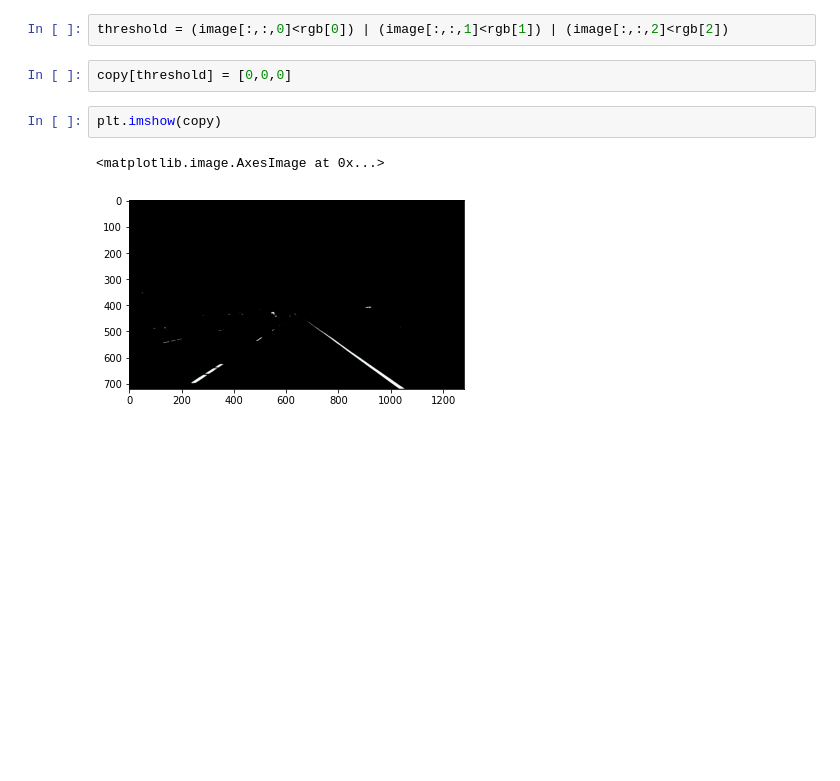
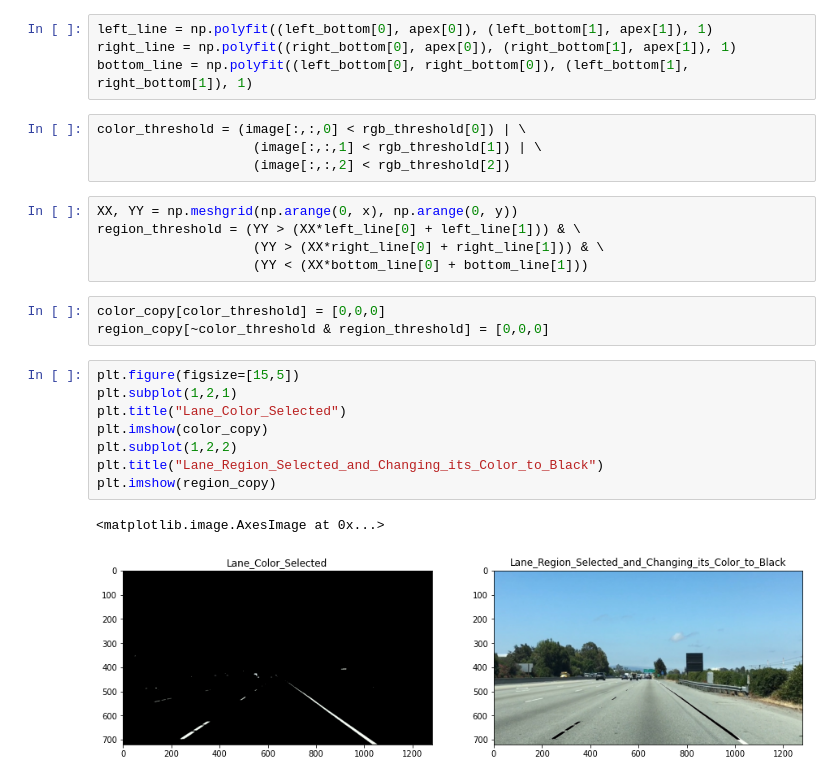
Before and after one commit to NithishC/ColabNotebook, a Jupyter notebook: road_lane_detection.ipynb, the cells around one changed output. Cells and saved outputs as stored; diff of their text form; blank space fills up the shorter version.

```diff
--- a/road_lane_detection.ipynb
+++ b/road_lane_detection.ipynb
@@ -26,9 +28,27 @@ rgb=[red,green,blue]
+# %%
+left_line = np.polyfit((left_bottom[0], apex[0]), (left_bottom[1], apex[1]), 1)
+right_line = np.polyfit((right_bottom[0], apex[0]), (right_bottom[1], apex[1]), 1)
+bottom_line = np.polyfit((left_bottom[0], right_bottom[0]), (left_bottom[1], right_bottom[1]), 1)
 # %%
-threshold = (image[:,:,0]<rgb[0]) | (image[:,:,1]<rgb[1]) | (image[:,:,2]<rgb[2])
+color_threshold = (image[:,:,0] < rgb_threshold[0]) | \
+                    (image[:,:,1] < rgb_threshold[1]) | \
+                    (image[:,:,2] < rgb_threshold[2])
-# %%
-copy[threshold] = [0,0,0]
-# %%
-plt.imshow(copy)
-# %% [output]
-<matplotlib.image.AxesImage at 0x...>
-[figure, removed]
+# %%
+XX, YY = np.meshgrid(np.arange(0, x), np.arange(0, y))
+region_threshold = (YY > (XX*left_line[0] + left_line[1])) & \
+                    (YY > (XX*right_line[0] + right_line[1])) & \
+                    (YY < (XX*bottom_line[0] + bottom_line[1]))
+# %%
+color_copy[color_threshold] = [0,0,0]
+region_copy[~color_threshold & region_threshold] = [0,0,0]
+# %%
+plt.figure(figsize=[15,5])
+plt.subplot(1,2,1)
+plt.title("Lane_Color_Selected")
+plt.imshow(color_copy)
+plt.subplot(1,2,2)
+plt.title("Lane_Region_Selected_and_Changing_its_Color_to_Black")
+plt.imshow(region_copy)
+# %% [output]
+<matplotlib.image.AxesImage at 0x...>
+[figure, added]
```
Also changed, not shown: parts of 8 cells of this notebook.
